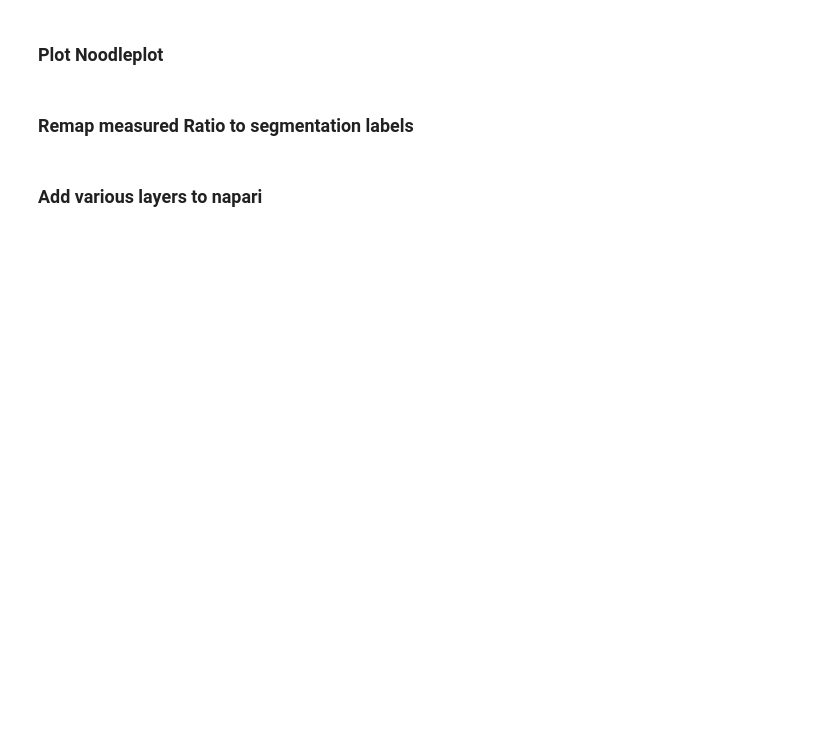
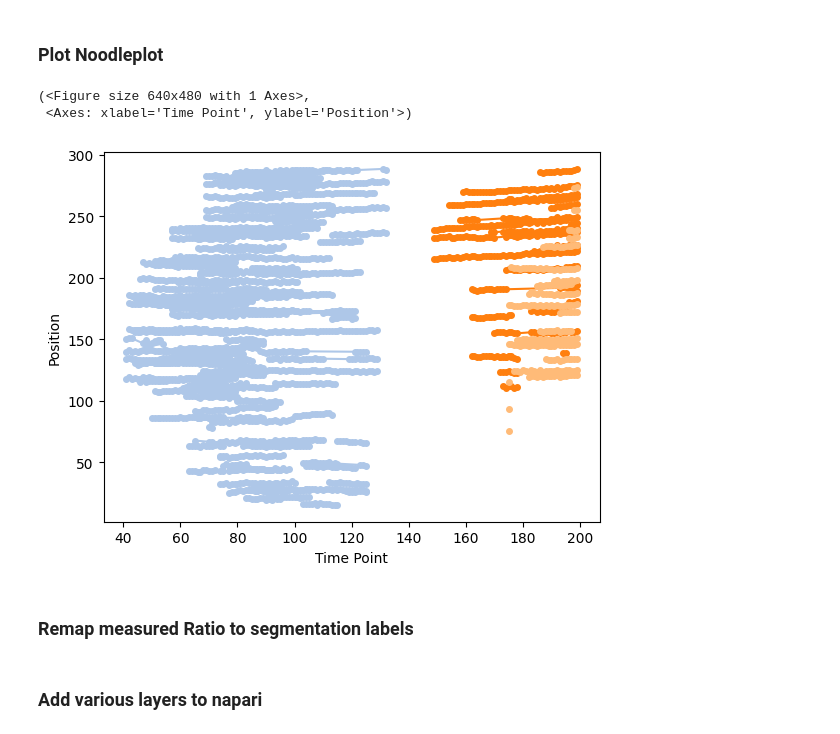
Before and after one commit to bgraedel/arcos4py, a Jupyter notebook: notebooks/arcos_example_with_segmentation.ipynb, the cells around one changed output. Cells and saved outputs as stored; diff of their text form; code cells hidden in the pictures; blank space fills up the shorter version.

```diff
--- a/notebooks/arcos_example_with_segmentation.ipynb
+++ b/notebooks/arcos_example_with_segmentation.ipynb
@@ -128,9 +171,15 @@ ts_filtered = filterer.filter(25, 10)
 # %% [markdown]
 ### Plot Noodleplot
 # %%
+# from arcos4py.plotting import NoodlePlot
+from matplotlib import pyplot as plt
 from arcos4py.plotting import NoodlePlot
 
-NoodlePlot(ts_filtered, 'clTrackID', 'track_id', 'timepoint', 'x', 'y').plot('x')
+NoodlePlot(ts_filtered, 'clTrackID', 'track_id', 'timepoint', 'x', 'y', marker='o', linestyle="-", markersize=4).plot('x')
+# %% [output]
+(<Figure size 640x480 with 1 Axes>,
+ <Axes: xlabel='Time Point', ylabel='Position'>)
+[figure, added]
 # %%
 np_data = df_tracked[['track_id', 'timepoint', 'y', 'x']].to_numpy()
 colors = numpy.take(numpy.array(TAB20), ts_filtered['clTrackID'].unique(), mode="wrap")
```
Also changed, not shown: parts of 12 cells of this notebook, 19 other files.
